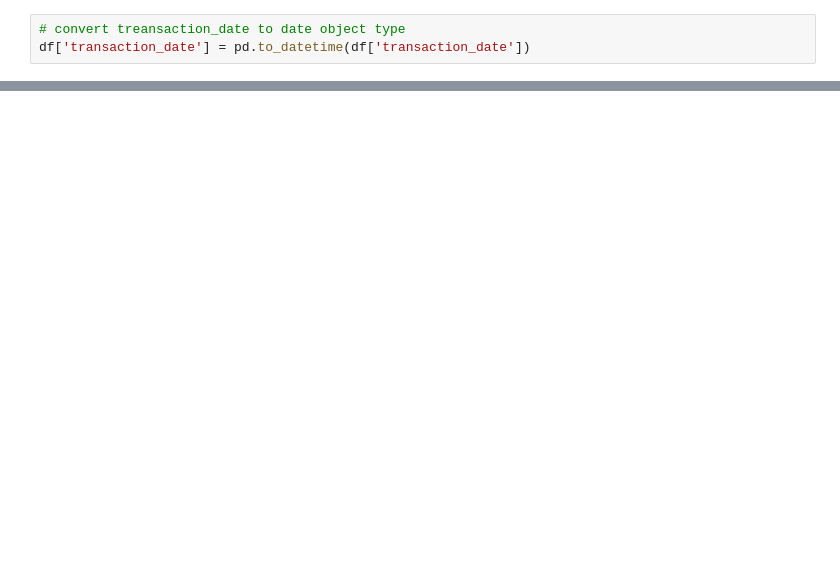
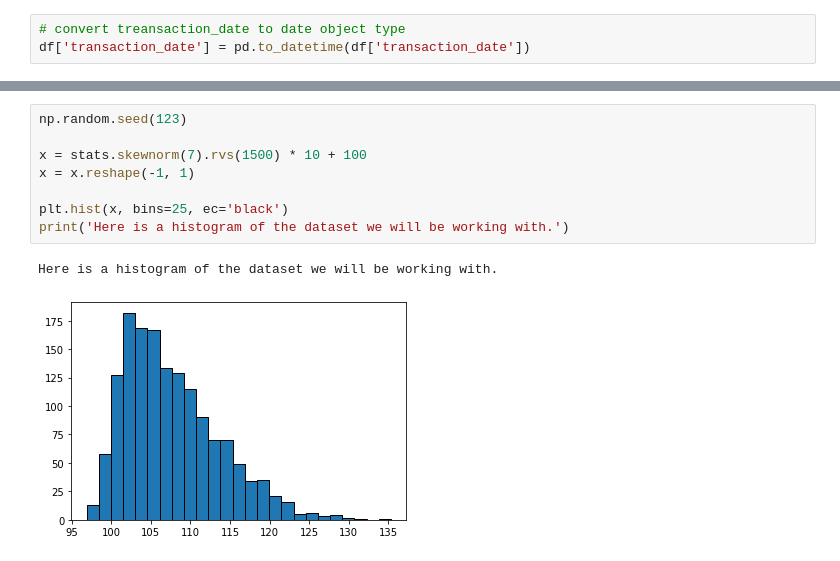
Before and after one commit to VelasquezAlejandro044/regression_project_zillow, a Jupyter notebook: workbbok.ipynb, the cells around one changed output, grey strips where cells are left out. Drawn from its saved outputs; the diff is of its cells as text; blank space fills up the shorter version.

```diff
--- a/workbbok.ipynb
+++ b/workbbok.ipynb
@@ -209,0 +493,11 @@ TypeError: unsupported operand type(s) for -: 'str' and 'str'
+# %%
+np.random.seed(123)
+
+x = stats.skewnorm(7).rvs(1500) * 10 + 100
+x = x.reshape(-1, 1)
+
+plt.hist(x, bins=25, ec='black')
+print('Here is a histogram of the dataset we will be working with.')
+# %% [output]
+Here is a histogram of the dataset we will be working with.
+[figure, added]
```
Also changed, not shown: parts of 52 cells of this notebook, 1 other file.
